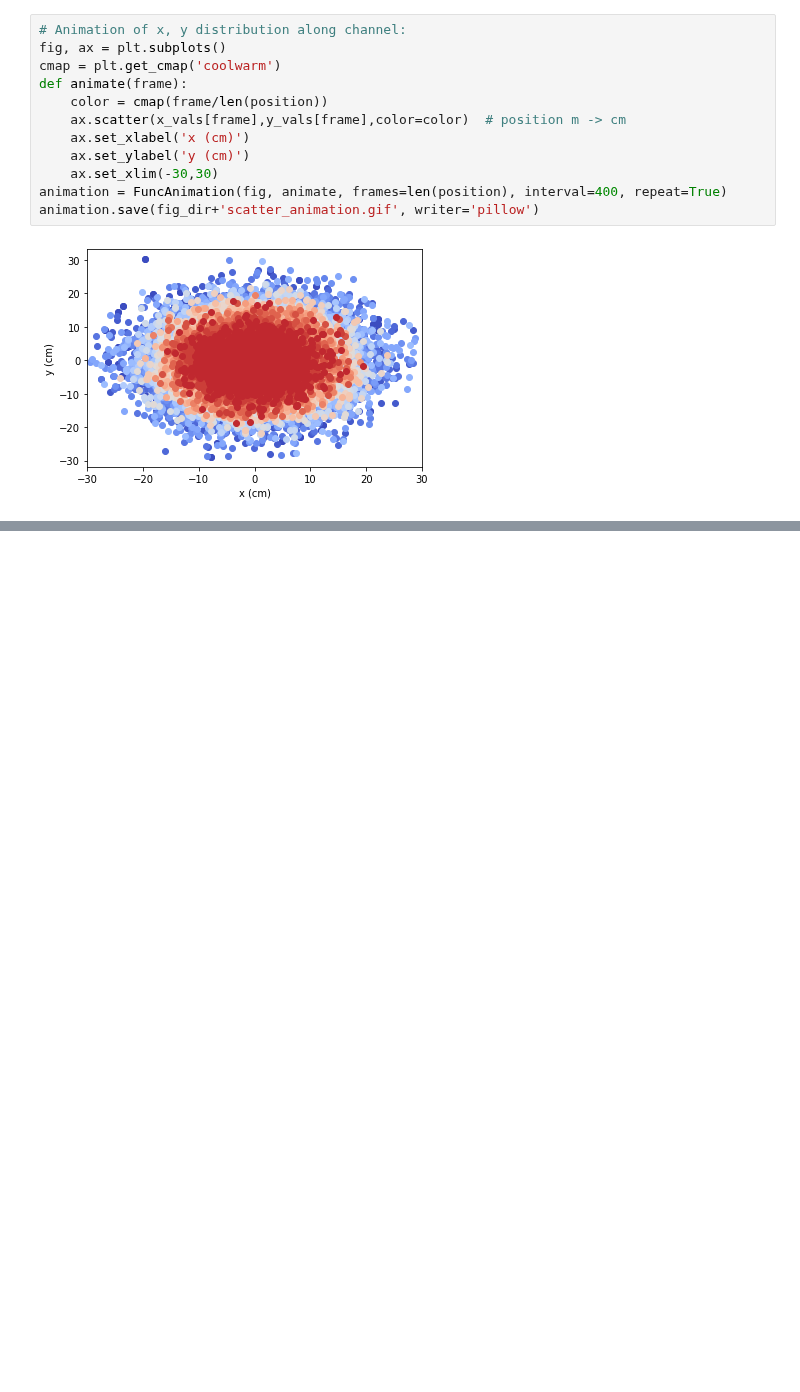
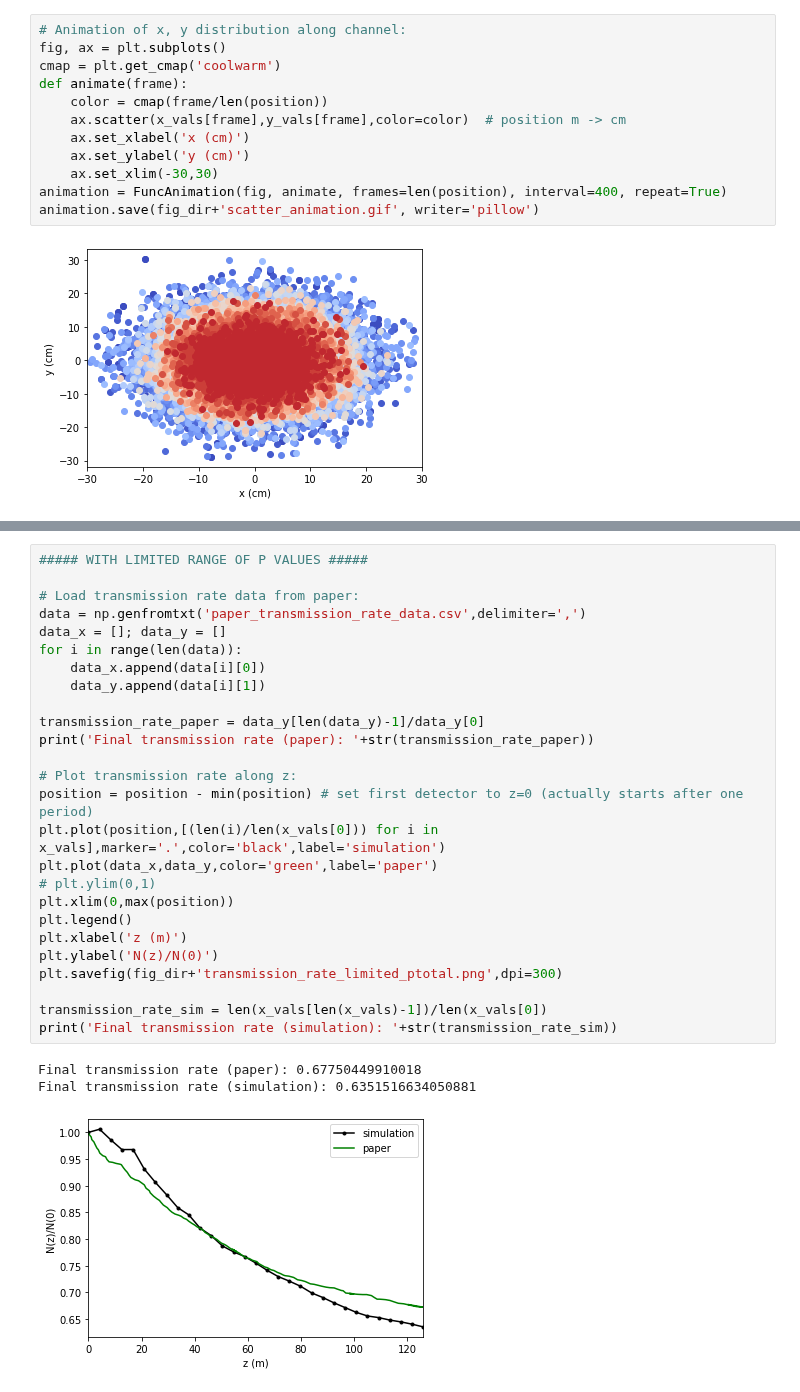
Before and after one commit to criggall/muon-cooling, a Jupyter notebook: plotter.ipynb, the cells around one changed output, grey strips where cells are left out. Cells and saved outputs as stored; diff of their text form; blank space fills up the shorter version.

```diff
--- a/plotter.ipynb
+++ b/plotter.ipynb
@@ -189,0 +245,30 @@ animation.save(fig_dir+'scatter_animation.gif', writer='pillow')
+# %%
+##### WITH LIMITED RANGE OF P VALUES #####
+
+# Load transmission rate data from paper:
+data = np.genfromtxt('paper_transmission_rate_data.csv',delimiter=',')
+data_x = []; data_y = []
+for i in range(len(data)):
+    data_x.append(data[i][0])
+    data_y.append(data[i][1])
+
+transmission_rate_paper = data_y[len(data_y)-1]/data_y[0]
+print('Final transmission rate (paper): '+str(transmission_rate_paper))
+
+# Plot transmission rate along z:
+position = position - min(position) # set first detector to z=0 (actually starts after one period)
+plt.plot(position,[(len(i)/len(x_vals[0])) for i in x_vals],marker='.',color='black',label='simulation')
+plt.plot(data_x,data_y,color='green',label='paper')
+# plt.ylim(0,1)
+plt.xlim(0,max(position))
+plt.legend()
+plt.xlabel('z (m)')
+plt.ylabel('N(z)/N(0)')
+plt.savefig(fig_dir+'transmission_rate_limited_ptotal.png',dpi=300)
+
+transmission_rate_sim = len(x_vals[len(x_vals)-1])/len(x_vals[0])
+print('Final transmission rate (simulation): '+str(transmission_rate_sim))
+# %% [output]
+Final transmission rate (paper): 0.67750449910018
+Final transmission rate (simulation): 0.6351516634050881
+[figure, added]
```
Also changed, not shown: parts of 4 cells of this notebook, 20 other files.
